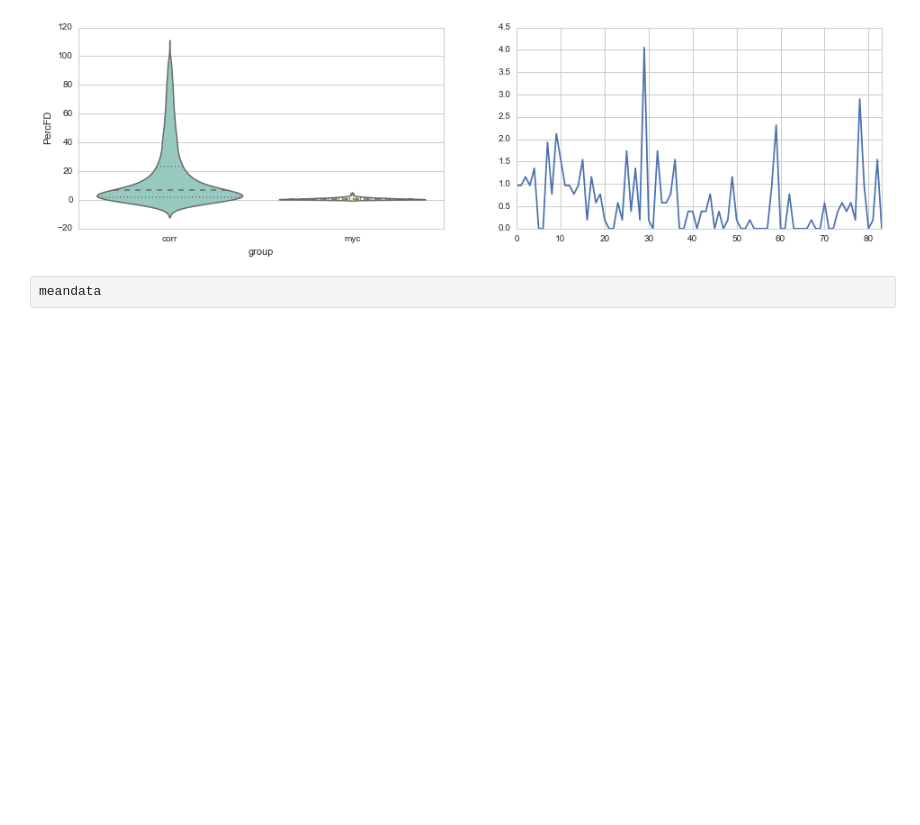
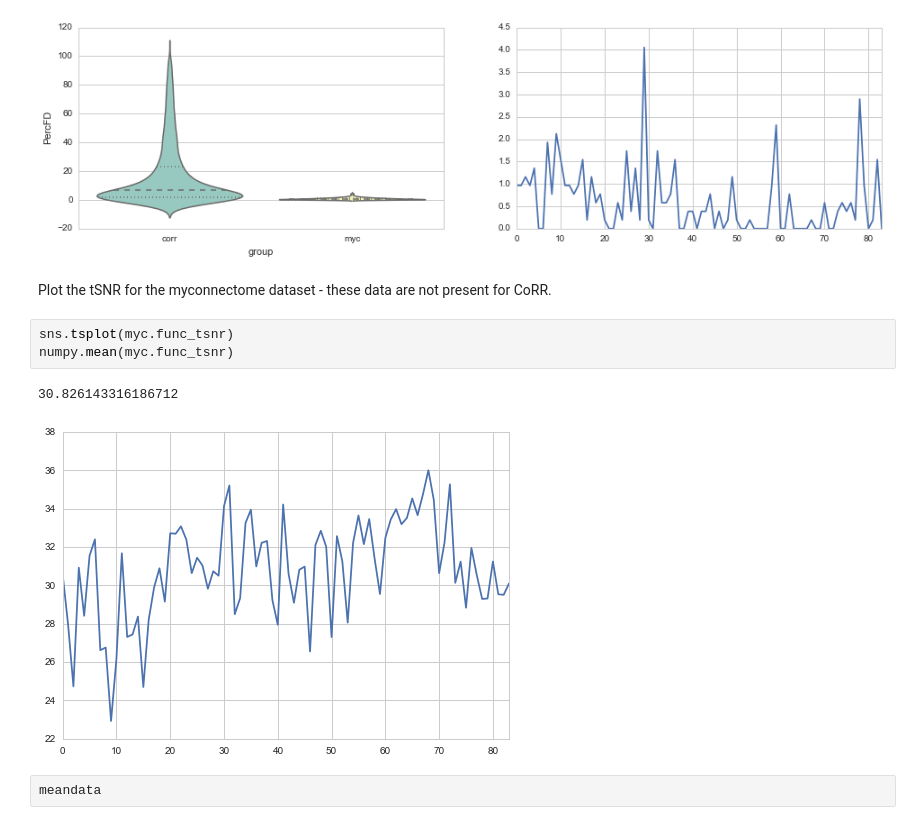
Before and after one commit to poldrack/myconnectome, a Jupyter notebook: quality_assurance/QA_summary_func.ipynb, the cells around one changed output. Drawn from its saved outputs; the diff is of its cells as text; blank space fills up the shorter version.

```diff
--- a/quality_assurance/QA_summary_func.ipynb
+++ b/quality_assurance/QA_summary_func.ipynb
@@ -157,6 +157,14 @@ sns.tsplot(myc.func_perc_fd)
 # %% [output]
 <matplotlib.axes._subplots.AxesSubplot at 0x...>
 [figure]
+# %% [markdown]
+Plot the tSNR for the myconnectome dataset - these data are not present for CoRR.
+# %%
+sns.tsplot(myc.func_tsnr)
+numpy.mean(myc.func_tsnr)
+# %% [output]
+30.826143316186712
+[figure, added]
 # %%
 meandata
 # %% [output]
```
Also changed, not shown: parts of 2 cells of this notebook.
